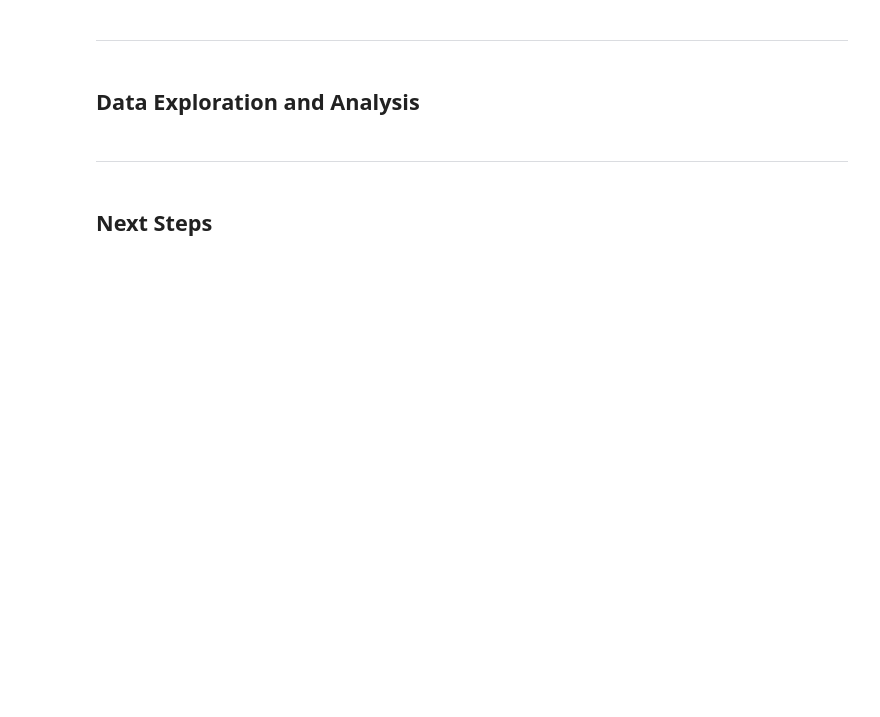
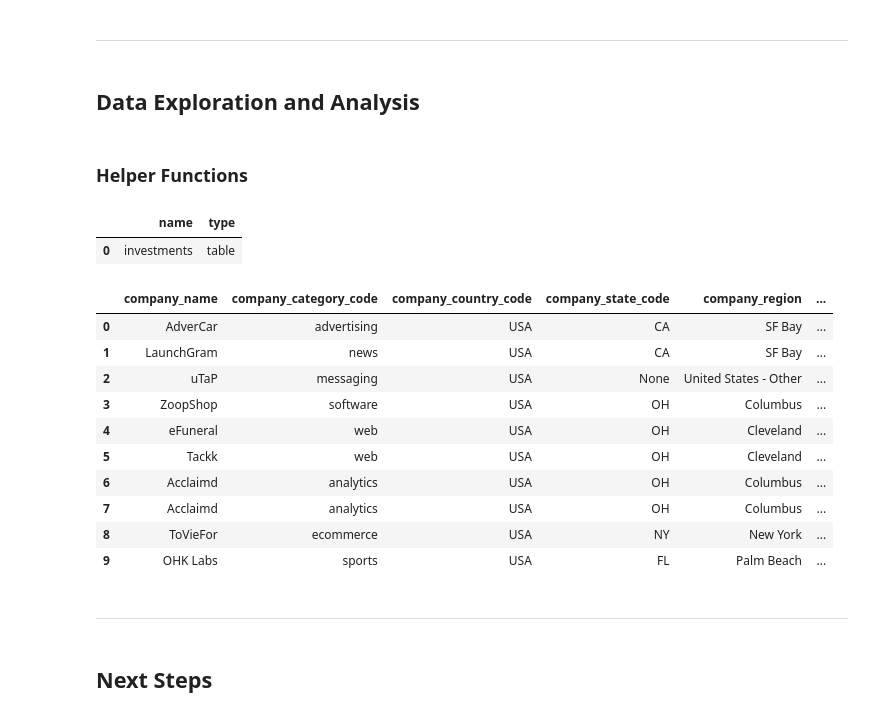
Before and after one commit to johannesgiorgis/dataquest, a Jupyter notebook: data_engineer_path/projects/project03_analyzing_startup_fundraising_deals_from_crunchbase/project03_analyzing_startup_fundraising_deals_from_crunchbase.ipynb, the cells around one changed output. Saved outputs shown, nothing was run; the diff lists cells and outputs as text; code cells hidden in the pictures; blank space fills up the shorter version.

```diff
--- a/data_engineer_path/projects/project03_analyzing_startup_fundraising_deals_from_crunchbase/project03_analyzing_startup_fundraising_deals_from_crunchbase.ipynb
+++ b/data_engineer_path/projects/project03_analyzing_startup_fundraising_deals_from_crunchbase/project03_analyzing_startup_fundraising_deals_from_crunchbase.ipynb
@@ -620,3 +641,9 @@ for chunk in chunks_it:
 ---
 # %% [markdown]
 ## Data Exploration and Analysis
+# %% [markdown]
+### Helper Functions
+# %%
+def run_query(query):
+    with sqlite3.connect('crunchbase.db') as conn:
+        return pd.read_sql(query, conn)
@@ -623,3 +665,26 @@ for chunk in chunks_it:
+# %%
+show_tables()
+# %% [output]
+|  | name | type |
+| 0 | investments | table |
+# %%
+query = '''
+SELECT *
+FROM investments
+LIMIT 10'''
+run_query(query)
+# %% [output]
+|  | company_name | company_category_code | company_country_code | company_state_code | company_region | ... |
+| 0 | AdverCar | advertising | USA | CA | SF Bay | ... |
+| 1 | LaunchGram | news | USA | CA | SF Bay | ... |
+| 2 | uTaP | messaging | USA | None | United States - Other | ... |
+| 3 | ZoopShop | software | USA | OH | Columbus | ... |
+| 4 | eFuneral | web | USA | OH | Cleveland | ... |
+| 5 | Tackk | web | USA | OH | Cleveland | ... |
+| 6 | Acclaimd | analytics | USA | OH | Columbus | ... |
+| 7 | Acclaimd | analytics | USA | OH | Columbus | ... |
+| 8 | ToVieFor | ecommerce | USA | NY | New York | ... |
+| 9 | OHK Labs | sports | USA | FL | Palm Beach | ... |
 # %% [markdown]
 ---
 # %% [markdown]
```
Also changed, not shown: parts of 8 cells of this notebook, 1 other file.
